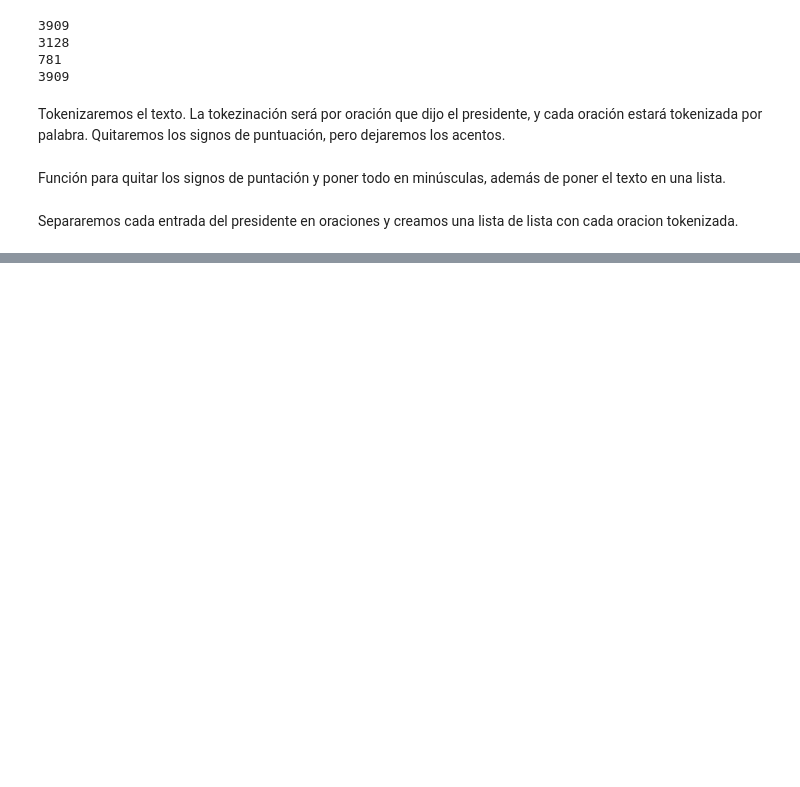
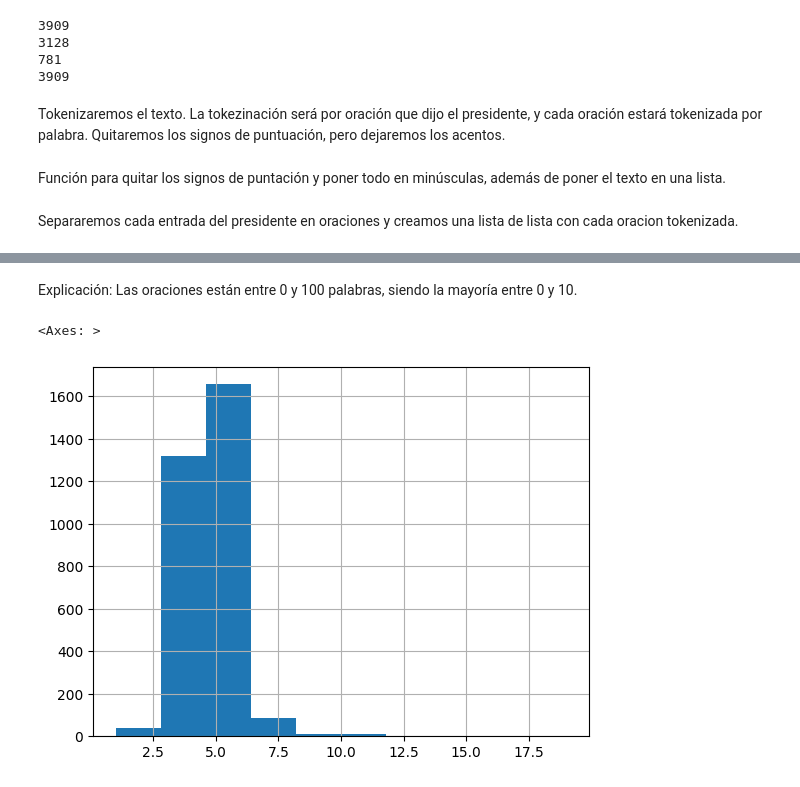
Before and after one commit to HectorAgValenzuela/PLN_2023-1, a Jupyter notebook: n-gramas/ObtencionDeDatos.ipynb, the cells around one changed output, grey strips where cells are left out. Cells and saved outputs as stored; diff of their text form; code cells hidden in the pictures; blank space fills up the shorter version.

```diff
--- a/n-gramas/ObtencionDeDatos.ipynb
+++ b/n-gramas/ObtencionDeDatos.ipynb
@@ -251,0 +289,8 @@ Separaremos cada entrada del presidente en oraciones y creamos una lista de list
+# %% [markdown]
+Explicación: Las oraciones están entre 0 y 100 palabras, siendo la mayoría entre 0 y 10.
+# %%
+# HISTOGRAMA DE LA LONGITUD PROMEDIO DE PALABRAS
+data['sentences'].str.split().apply(lambda x : [len(i) for i in x]).map(lambda x: np.mean(x)).hist()
+# %% [output]
+<Axes: >
+[figure, added]
```
Also changed, not shown: parts of 8 cells of this notebook.
